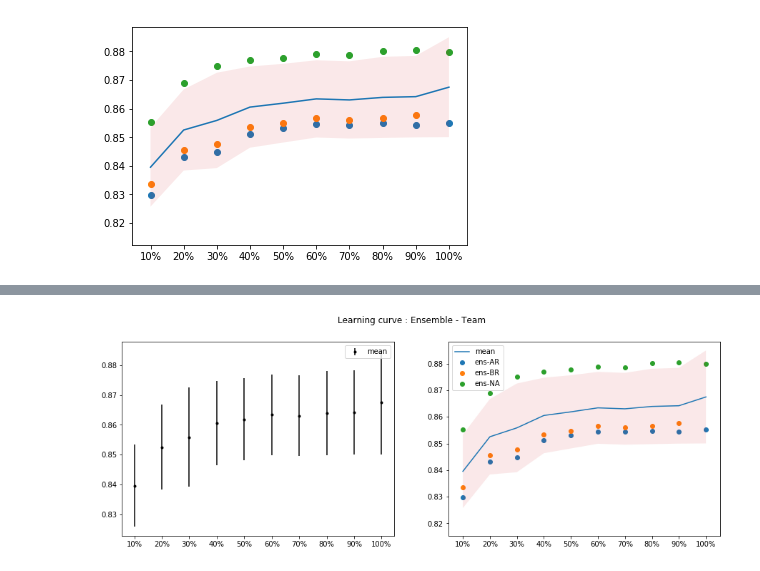
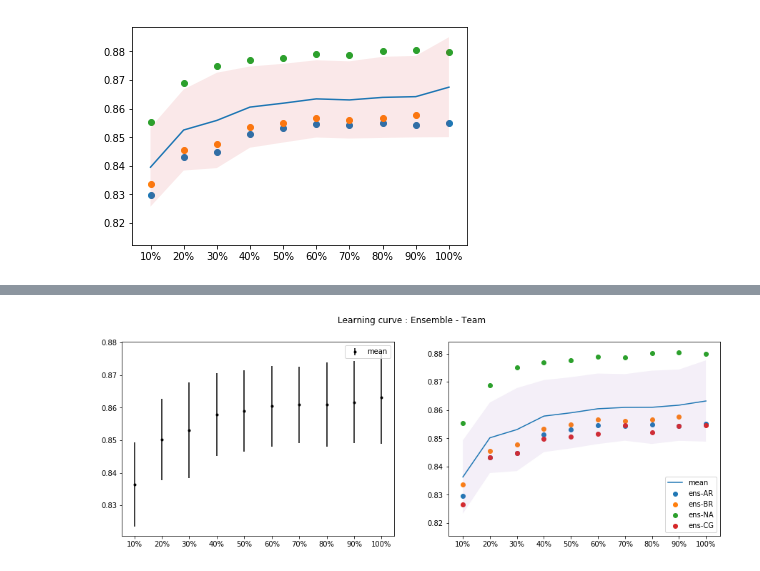
Before and after one commit to Arorazafin/GiveMeSomeCredit, a Jupyter notebook: 06-Learning-curve-team.ipynb, the cells around one changed output, grey strips where cells are left out. Cells and saved outputs as stored; diff of their text form; code cells hidden in the pictures.

```diff
--- a/06-Learning-curve-team.ipynb
+++ b/06-Learning-curve-team.ipynb
@@ -71,3 +71,11 @@ print (df_team_ensemble)
 7  0.85670  0.88021  0.85479
 8  0.85758  0.88048  0.85442
 9      NaN  0.87979  0.85513
+# %%
+df_cg = read_csv('lc-CG.csv')
+print (df_cg)
+df_cg = df_cg['Ensemble']
+df_cg.name = 'ens-CG'
+df_team_ensemble = pd.DataFrame(df_team_ensemble)
+df_team_ensemble = pd.concat([df_team_ensemble,df_cg], axis = 1)
+print (df_team_ensemble)
@@ -267,6 +310,8 @@ y2 = df_team_ensemble.loc['ens-BR']
 y2l='ens-BR'
 y3 = df_team_ensemble.loc['ens-NA']
 y3l = 'ens-NA'
+y4 = df_team_ensemble.loc['ens-CG']
+y4l='ens-CG'
 
 mean = df_team_ensemble.loc['mean']
 stdev = df_team_ensemble.loc['standard deviation']
@@ -278,11 +323,12 @@ axs[0].legend()
 axs[1].scatter(x, y1)
 axs[1].scatter(x, y2)
 axs[1].scatter(x, y3)
+axs[1].scatter(x, y4)
 axs[1].plot(x, mean)
 axs[1].fill_between(x,mean-stdev,mean+stdev,alpha = 0.1)
 axs[1].legend()
 fig.suptitle('Learning curve : Ensemble - Team')
-df_team_ensemble.head(5)
+df_team_ensemble.head(6)
 # %% [output]
 |  | 10% | 20% | 30% | 40% | 50% | 60% | 70% | 80% | 90% | 100% |
 | ens-BR | 0.833630 | 0.845490 | 0.847710 | 0.853420 | 0.854810 | 0.856700 | 0.856150 | 0.856700 | 0.857580 | NaN |
@@ -293,4 +340,4 @@ df_team_ensemble.head(5)
-[figure, old version]
+[figure, new version]
 # %%
 x = df_team_deepnet.columns
 y1 = df_team_deepnet.loc['deep-AR']
```
Also changed, not shown: parts of 10 cells of this notebook.
